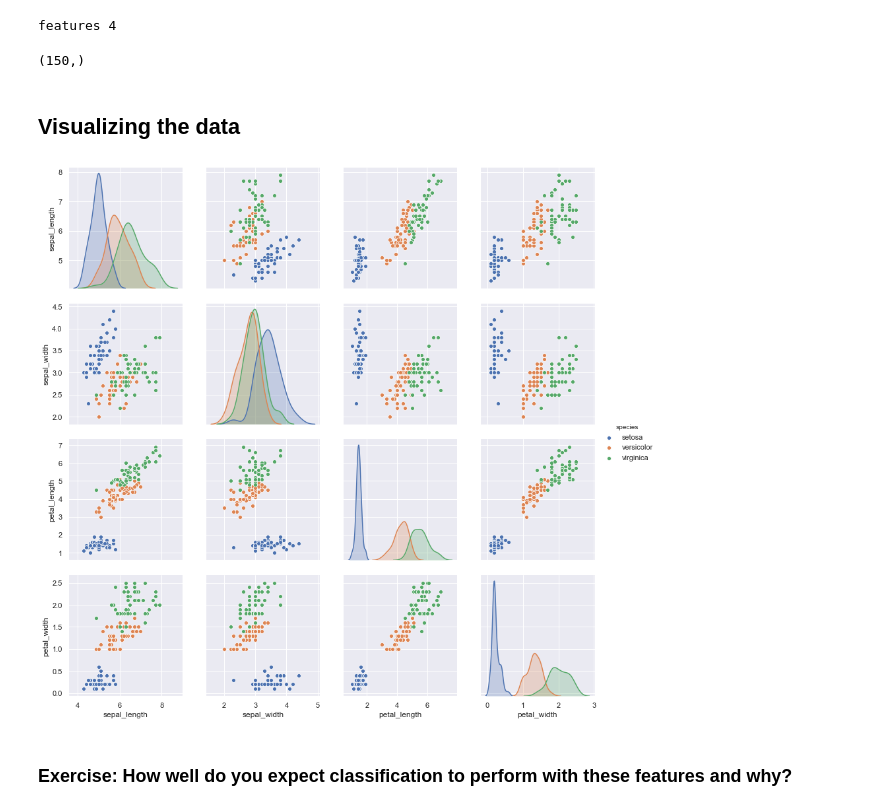
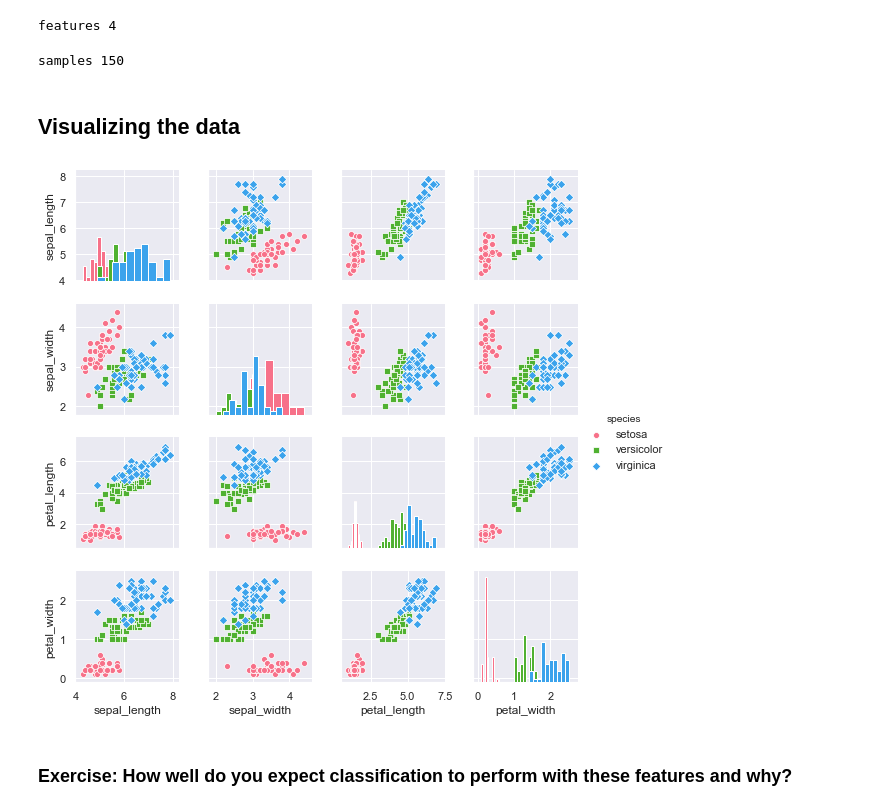
Before and after one commit to glukicov/UCL_ML_BigData, a Jupyter notebook: week1/Lecture03_Scikit-Learn_no_solutions/Lecture03_Scikit-Learn_no_solutions.ipynb, the cells around one changed output. Drawn from its saved outputs; the diff is of its cells as text; code cells hidden in the pictures.

```diff
--- a/week1/Lecture03_Scikit-Learn_no_solutions/Lecture03_Scikit-Learn_no_solutions.ipynb
+++ b/week1/Lecture03_Scikit-Learn_no_solutions/Lecture03_Scikit-Learn_no_solutions.ipynb
@@ -203,18 +194,20 @@ X_iris.shape
 print("features", X_iris.shape[1])
 # %% [output]
 features 4
-# %%
-y_iris.shape
-# %% [output]
-(150,)
+# %%
+print("samples", X_iris.shape[0])
+# %% [output]
+samples 150
 # %% [markdown]
 ## Visualizing the data
 # %%
-%matplotlib inline
-import seaborn as sns; sns.set()
-sns.pairplot(iris, hue='species', height=3.0);
+# %matplotlib inline
+import matplotlib.pyplot as plt
+sns.set(style='darkgrid')
+grid=sns.pairplot(iris, hue='species', palette="husl", height=2.0, markers=["o", "s", "D"], diag_kind='hist');
+plt.savefig("iris_pp.png")
 # %% [output]
-[figure, old version]
+[figure, new version]
 # %% [markdown]
 ### Exercise: How well do you expect classification to perform with these features and why?
 # %% [markdown]
```
Also changed, not shown: parts of 26 cells of this notebook, 1 other file.
